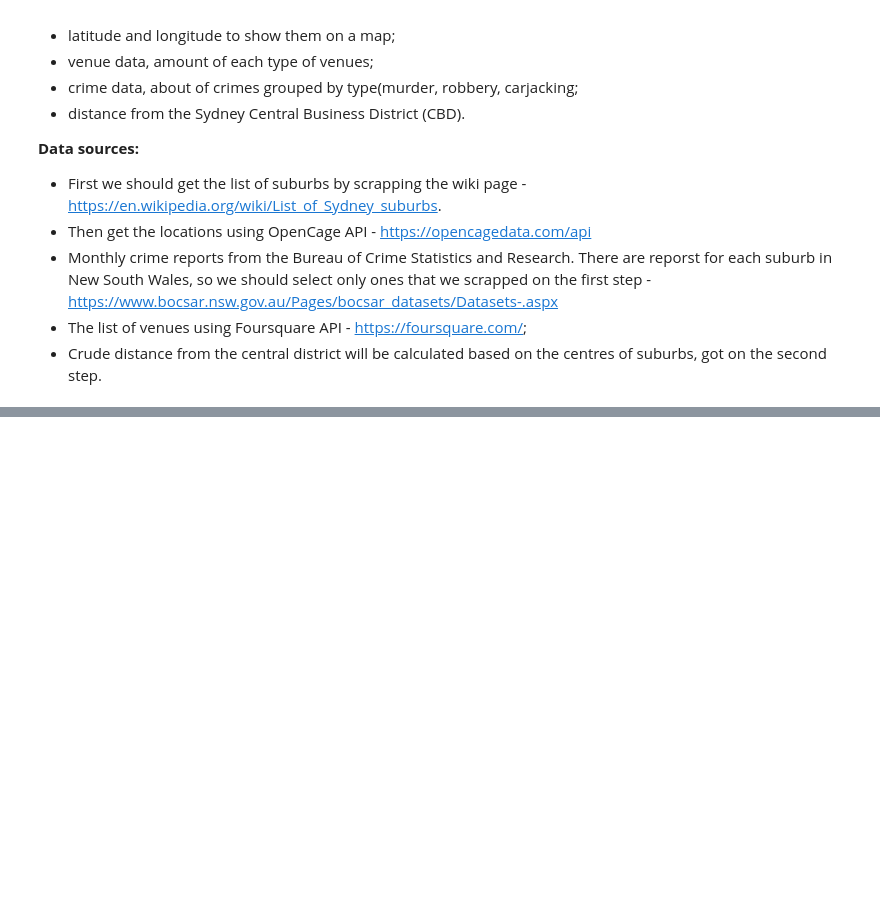
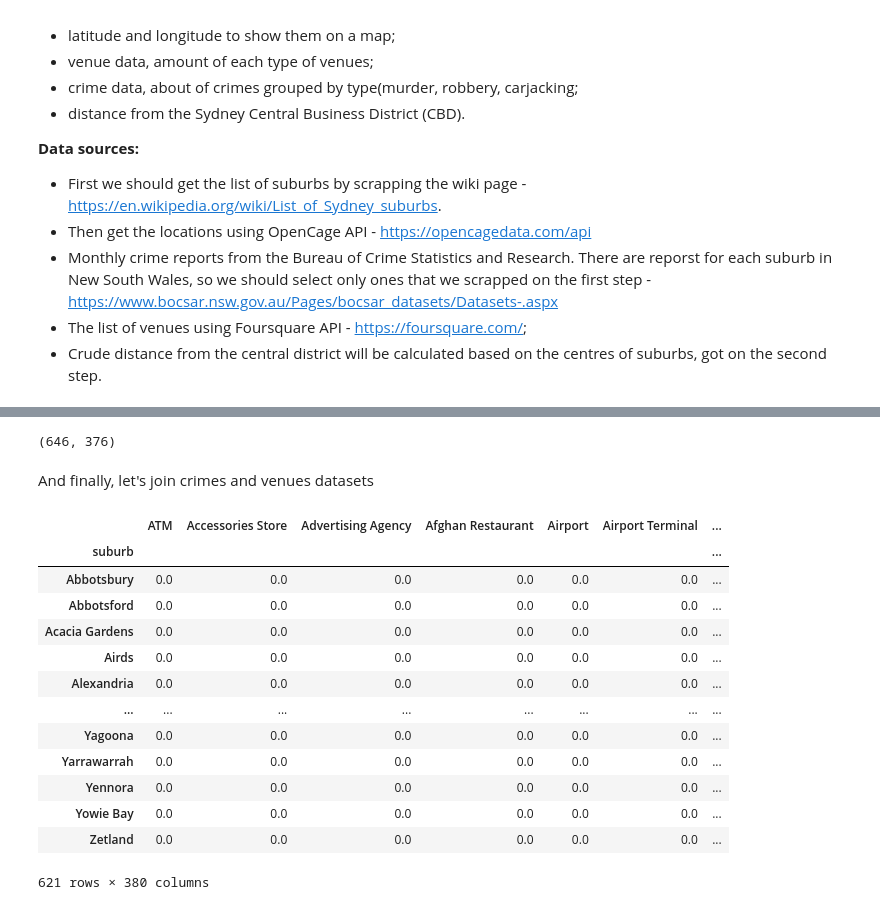
Before and after one commit to evanilukhin/Coursera_Capstone, a Jupyter notebook: Scaling offline business or where to place a new shop.ipynb, the cells around one changed output, grey strips where cells are left out. Saved outputs shown, nothing was run; the diff lists cells and outputs as text; code cells hidden in the pictures; blank space fills up the shorter version.

Commit message:
Add data processing to report

```diff
--- a/Scaling offline business or where to place a new shop.ipynb
+++ b/Scaling offline business or where to place a new shop.ipynb
@@ -25,0 +250,2 @@ For classifying suburbs, we should get features for each district. In this resea
+# %%
+crime_df['SumCrimes'] = crime_df.drop(['Suburb', 'Offence category', 'Subcategory'], axis=1).sum(axis=1)
@@ -25,0 +292,2 @@ For classifying suburbs, we should get features for each district. In this resea
+# %%
+suburbs_crimes_df = crime_df_sum.merge(suburbs_df, on='suburb')
@@ -25,0 +296,36 @@ For classifying suburbs, we should get features for each district. In this resea
+# %%
+CLIENT_ID = os.getenv("FOURSQUARE_CLIENT_ID") # your Foursquare ID
+CLIENT_SECRET = os.getenv("FOURSQUARE_CLIENT_SECRET") # your Foursquare Secret
+VERSION = '20200401'
+RADIUS = 800
+
+venues_list=[]
+
+for suburb, lat, lng in zip(suburbs_df.index, suburbs_df.lat, suburbs_df.lng):
+    print(suburb)
+
+    url = 'https://api.foursquare.com/v2/venues/explore?&client_id={}&client_secret={}&v={}&ll={},{}&radius={}&limit={}'.format(
+        CLIENT_ID,
+        CLIENT_SECRET,
+        VERSION,
+        lat,
+        lng,
+        RADIUS,
+        100)
+
+    results = requests.get(url).json()["response"]['groups'][0]['items']
+
+    print(len(results))
+
+    for venue in results:
+        venues_list.append([
+            suburb,
+            lat,
+            lng,
+            venue['venue']['name'],
+            venue['venue']['categories'][0]['name']
+        ])
+
+venues = pd.DataFrame(venues_list)
+venues.columns = ['suburb', 'lat', 'long', 'venue', 'venue_category']
+venues.head()
@@ -25,0 +356,3 @@ For classifying suburbs, we should get features for each district. In this resea
+# %%
+sum_venues = venues.groupby('suburb')['venue_category'].value_counts().unstack().fillna(0)
+sum_venues.head()
@@ -25,0 +368,23 @@ For classifying suburbs, we should get features for each district. In this resea
+# %%
+sum_venues.shape
+# %% [output]
+(646, 376)
+# %% [markdown]
+And finally, let's join crimes and venues datasets
+# %%
+sum_venues.merge(suburbs_crimes_df, on='suburb')
+# %% [output]
+|  | ATM | Accessories Store | Advertising Agency | Afghan Restaurant | Airport | Airport Terminal | ... |
+| suburb |  |  |  |  |  |  | ... |
+| Abbotsbury | 0.0 | 0.0 | 0.0 | 0.0 | 0.0 | 0.0 | ... |
+| Abbotsford | 0.0 | 0.0 | 0.0 | 0.0 | 0.0 | 0.0 | ... |
+| Acacia Gardens | 0.0 | 0.0 | 0.0 | 0.0 | 0.0 | 0.0 | ... |
+| Airds | 0.0 | 0.0 | 0.0 | 0.0 | 0.0 | 0.0 | ... |
+| Alexandria | 0.0 | 0.0 | 0.0 | 0.0 | 0.0 | 0.0 | ... |
+| ... | ... | ... | ... | ... | ... | ... | ... |
+| Yagoona | 0.0 | 0.0 | 0.0 | 0.0 | 0.0 | 0.0 | ... |
+| Yarrawarrah | 0.0 | 0.0 | 0.0 | 0.0 | 0.0 | 0.0 | ... |
+| Yennora | 0.0 | 0.0 | 0.0 | 0.0 | 0.0 | 0.0 | ... |
+| Yowie Bay | 0.0 | 0.0 | 0.0 | 0.0 | 0.0 | 0.0 | ... |
+| Zetland | 0.0 | 0.0 | 0.0 | 0.0 | 0.0 | 0.0 | ... |
+621 rows × 380 columns
```
Also changed, not shown: parts of 32 cells of this notebook, 2 other files.
